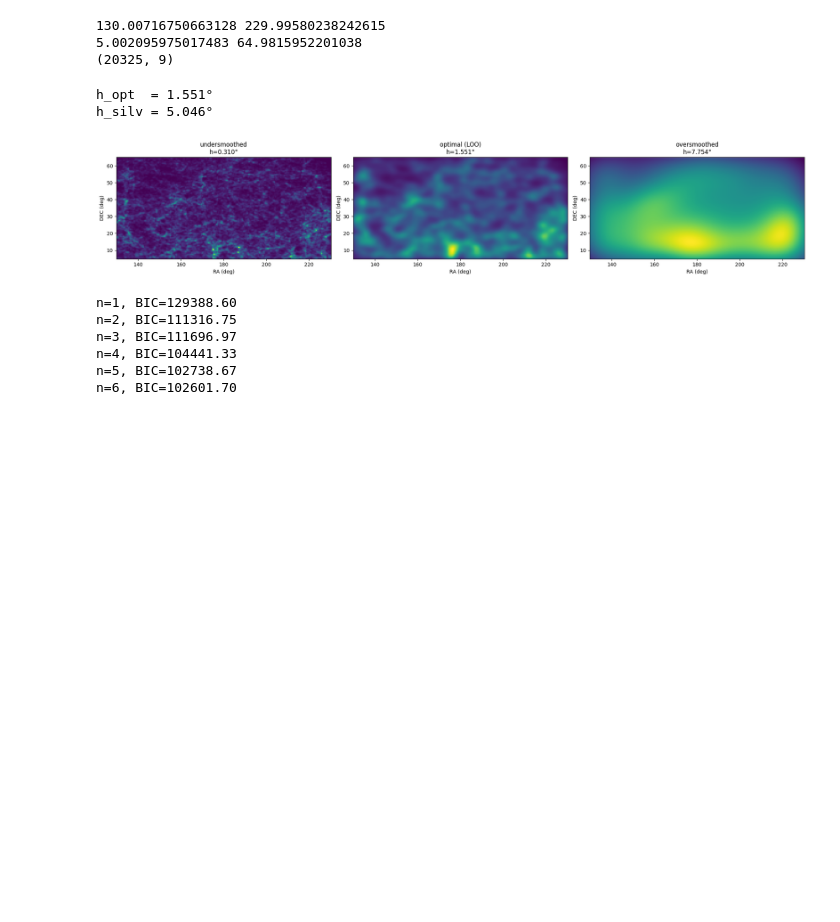
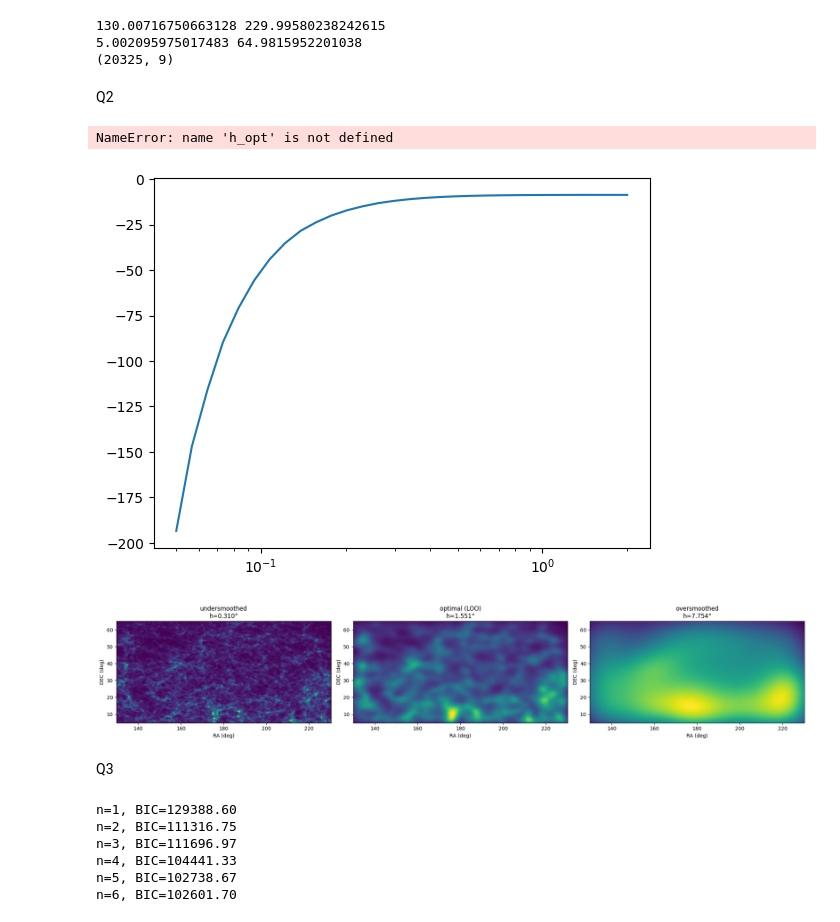
Before and after one commit to TarikOzpamuk/Astro_exercises, a Jupyter notebook: Astro_exercises2.ipynb, the cells around one changed output. Cells and saved outputs as stored; diff of their text form; code cells hidden in the pictures; blank space fills up the shorter version.

```diff
--- a/Astro_exercises2.ipynb
+++ b/Astro_exercises2.ipynb
@@ -71,29 +73,39 @@ print(ds2.shape)                          # how many galaxies
 130.00716750663128 229.99580238242615
 5.002095975017483 64.9815952201038
 (20325, 9)
+# %% [markdown]
+Q2
 # %%
 
 # downsample to make LOO feasible
 np.random.seed(42)
 idx = np.random.choice(len(ds1), size=2000, replace=False)
 Xdata = ds1[idx, :2]  # just RA and DEC, shape (2000, 2)
 
 # LOO grid search
 bandwidths = np.geomspace(0.05, 2.0, 30)
 grid = GridSearchCV(KernelDensity(kernel='gaussian'),
                     {'bandwidth': bandwidths}, cv=LeaveOneOut())
 grid.fit(Xdata)
+loo_scores = grid.cv_results_['mean_test_score']
+plt.plot(bandwidths, loo_scores)
+plt.xscale('log')
+plt.axvline(h_opt, color='r', linestyle='--', label=f'h_opt={h_opt:.3f}°')
+plt.xlabel('bandwidth h (degrees)')
+plt.ylabel('LOO log-likelihood')
+plt.legend()
+plt.show()
 h_opt = grid.best_params_['bandwidth']
 
 # Silverman's rule: sigma = geometric mean of marginal stds
 sigma = np.sqrt(np.std(Xdata[:,0]) * np.std(Xdata[:,1]))
 N = len(Xdata)
 h_silv = 1.06 * sigma * N**(-1/5)
 print(f"h_opt  = {h_opt:.3f}°")
 print(f"h_silv = {h_silv:.3f}°")
 # %% [output]
-h_opt  = 1.551°
-h_silv = 5.046°
+NameError: name 'h_opt' is not defined
+[figure, added]
 # %%
 # fit final models on full Xdata (all galaxies, not downsampled)
 Xdata_full = ds1[:, :2]
@@ -128,6 +140,8 @@ plt.tight_layout()
 plt.show()
 # %% [output]
 [figure]
+# %% [markdown]
+Q3
 # %%
 
 bics = []
```
Also changed, not shown: parts of 6 cells of this notebook.
